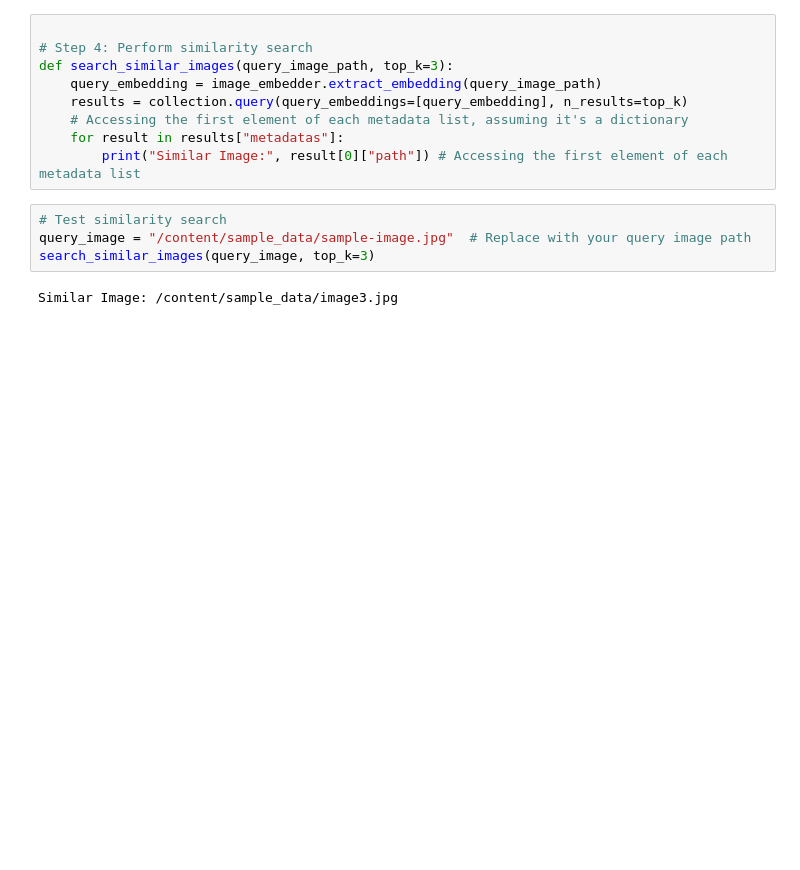
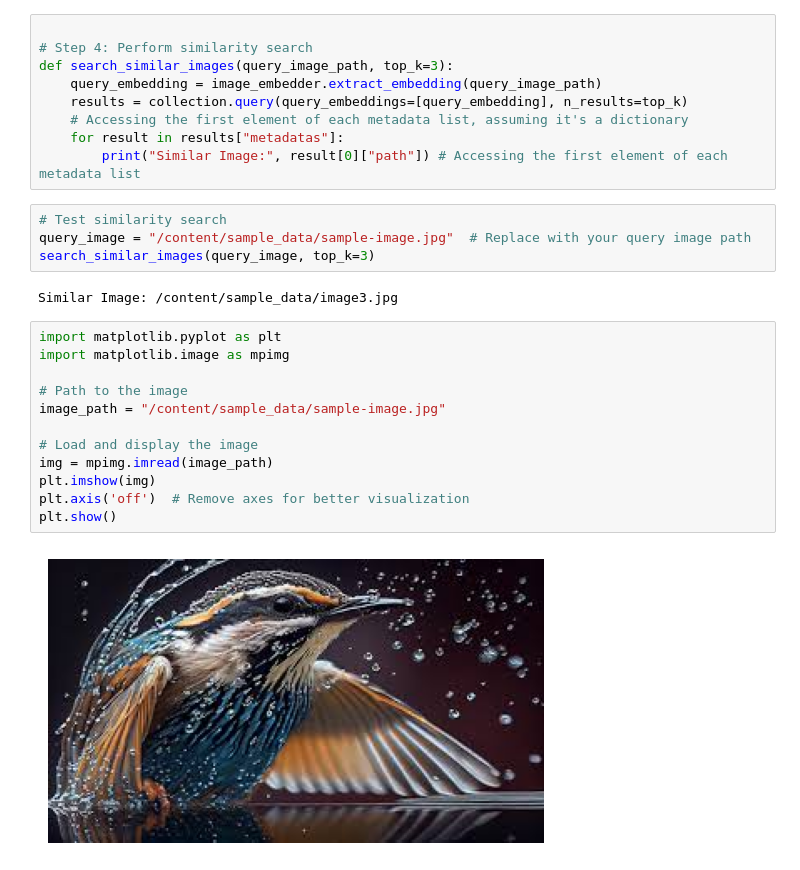
Before and after one commit to enuguru/GenAI, a Jupyter notebook: vector-databases/image_search_embedding_vector_databases.ipynb, the cells around one changed output. Saved outputs shown, nothing was run; the diff lists cells and outputs as text; blank space fills up the shorter version.

```diff
--- a/vector-databases/image_search_embedding_vector_databases.ipynb
+++ b/vector-databases/image_search_embedding_vector_databases.ipynb
@@ -100,3 +122,17 @@ query_image = "/content/sample_data/sample-image.jpg"  # Replace with your query
 search_similar_images(query_image, top_k=3)
 # %% [output]
 Similar Image: /content/sample_data/image3.jpg
+# %%
+import matplotlib.pyplot as plt
+import matplotlib.image as mpimg
+
+# Path to the image
+image_path = "/content/sample_data/sample-image.jpg"
+
+# Load and display the image
+img = mpimg.imread(image_path)
+plt.imshow(img)
+plt.axis('off')  # Remove axes for better visualization
+plt.show()
+# %% [output]
+[figure, added]
```
Also changed, not shown: parts of 1 cell of this notebook, 1 other file.
